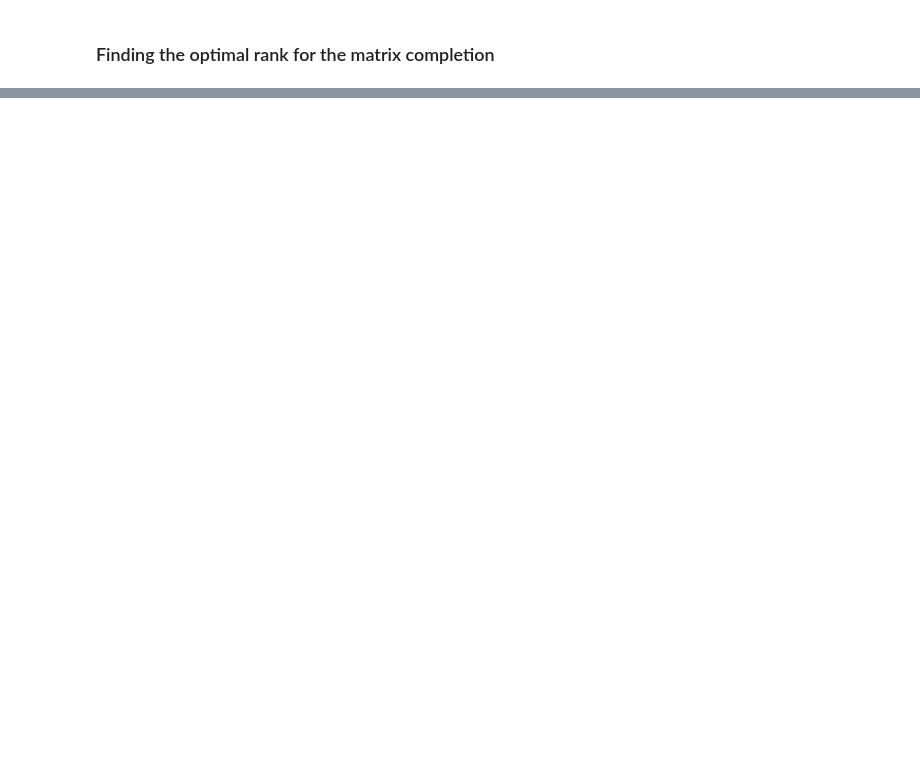
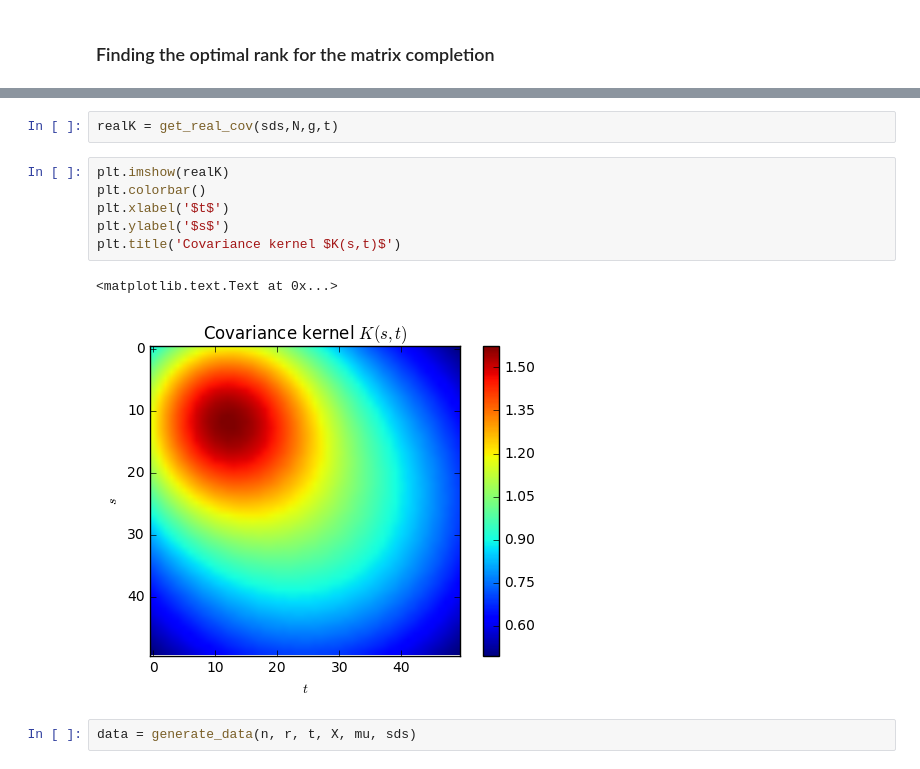
Before and after one commit to WilliamBo/MasterProject, a Jupyter notebook: CovarianceFragments.ipynb, the cells around one changed output, grey strips where cells are left out. Saved outputs shown, nothing was run; the diff lists cells and outputs as text; blank space fills up the shorter version.

```diff
--- a/CovarianceFragments.ipynb
+++ b/CovarianceFragments.ipynb
@@ -192,0 +224,13 @@ plt.ylabel('score')
+# %%
+realK = get_real_cov(sds,N,g,t)
+# %%
+plt.imshow(realK)
+plt.colorbar()
+plt.xlabel('$t$')
+plt.ylabel('$s$')
+plt.title('Covariance kernel $K(s,t)$')
+# %% [output]
+<matplotlib.text.Text at 0x...>
+[figure, added]
+# %%
+data = generate_data(n, r, t, X, mu, sds)
```
Also changed, not shown: parts of 33 cells of this notebook.
